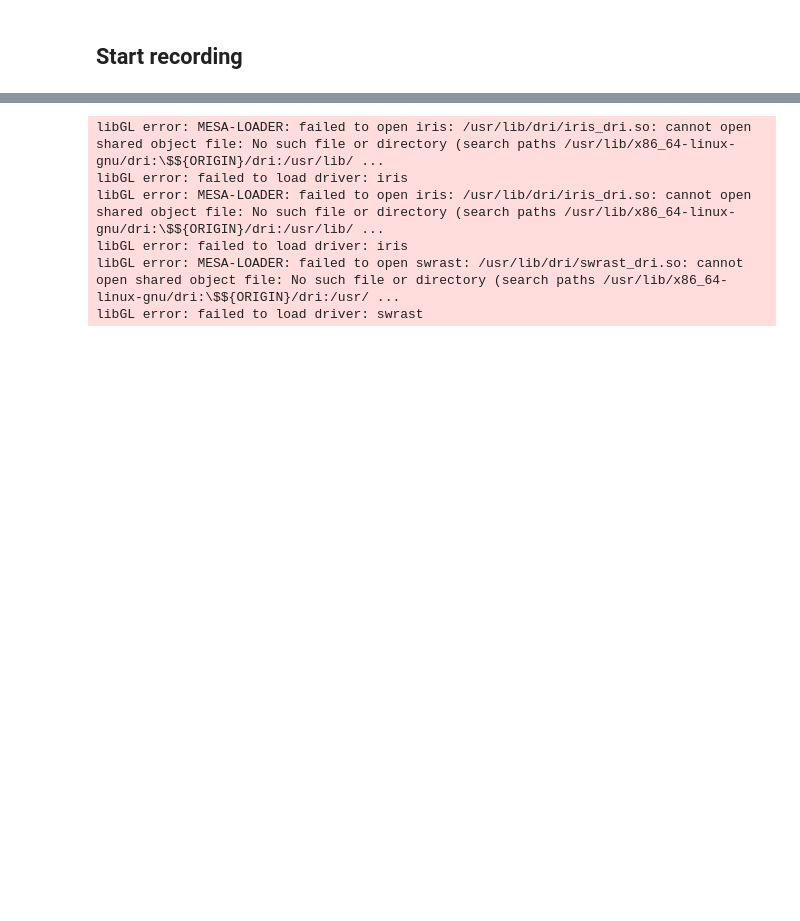
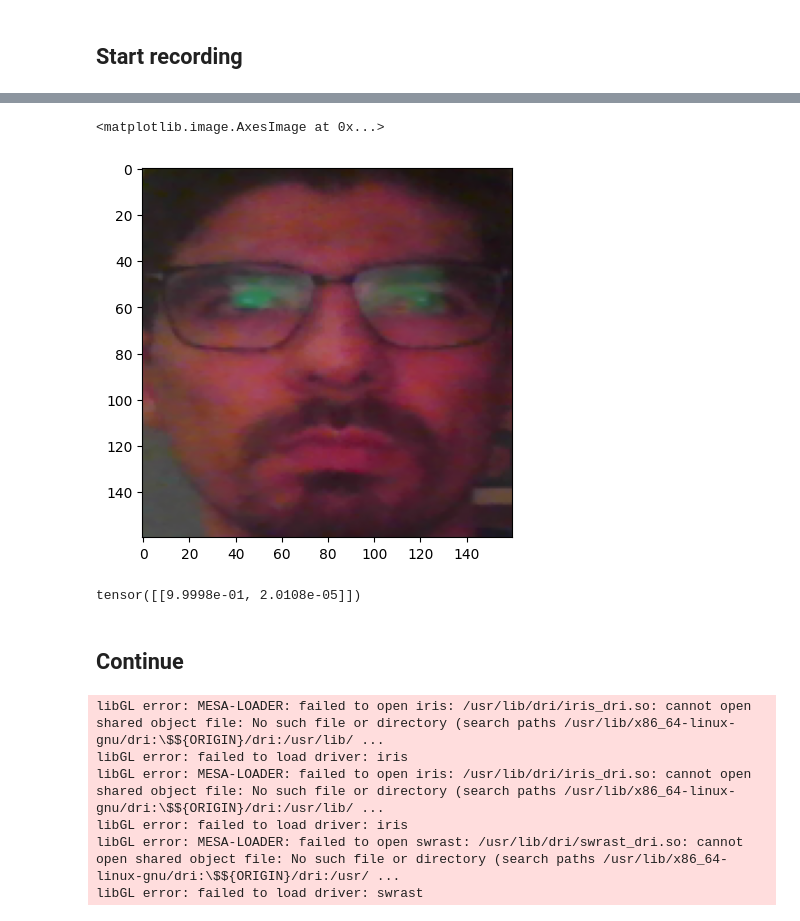
Before and after one commit to IoannisDem/online_face_recognition_and_detection, a Jupyter notebook: DevelopmentNotebooks/FaceTracking.ipynb, the cells around one changed output, grey strips where cells are left out. Drawn from its saved outputs; the diff is of its cells as text; code cells hidden in the pictures; blank space fills up the shorter version.

Commit message:
implementing face detection

```diff
--- a/DevelopmentNotebooks/FaceTracking.ipynb
+++ b/DevelopmentNotebooks/FaceTracking.ipynb
@@ -22,6 +23,12 @@ mtcnn = MTCNN(
     min_face_size=20,
     thresholds=[0.6, 0.7, 0.7],
     factor=0.709,
-    post_process=True,
+    post_process=False,
     device=device
 )
+
+resnet = InceptionResnetV1(classify=True, pretrained='vggface2', num_classes=2).to(device)
+weight_path = '/home/pj00/projects/Github/online_face_recognition_and_detection/model_weights'
+current_versions = os.listdir(weight_path)
+current_max = max(current_versions, key = lambda x: int(x.split('.')[0]))
+resnet.load_state_dict(torch.load(os.path.join(weight_path, current_max)))
@@ -78,0 +113,7 @@ plt.imshow(frame[:, :, ::-1])
+# %%
+algined, prob = mtcnn(frame[:,:,::-1], return_prob=True)
+# %%
+plt.imshow(algined.permute(1,2,0).numpy().astype(int))
+# %% [output]
+<matplotlib.image.AxesImage at 0x...>
+[figure, added]
@@ -79,2 +123,9 @@ plt.imshow(frame[:, :, ::-1])
+# %%
+a = torch.nn.Softmax()
+a(embeddings)
+# %% [output]
+tensor([[9.9998e-01, 2.0108e-05]])
+# %% [markdown]
+## Continue
 # %%
 multiTracker = cv2.legacy.MultiTracker_create()
```
Also changed, not shown: parts of 16 cells of this notebook, 1 other file.
